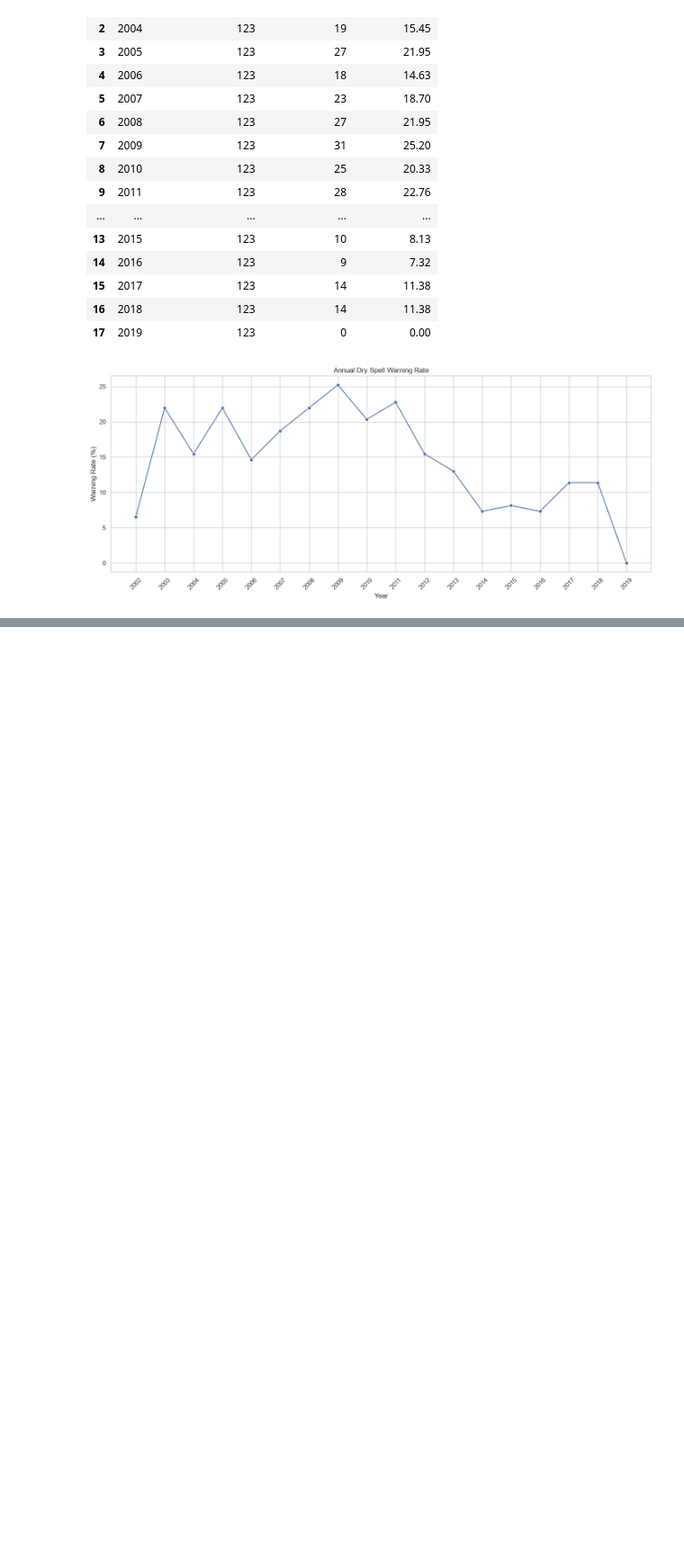
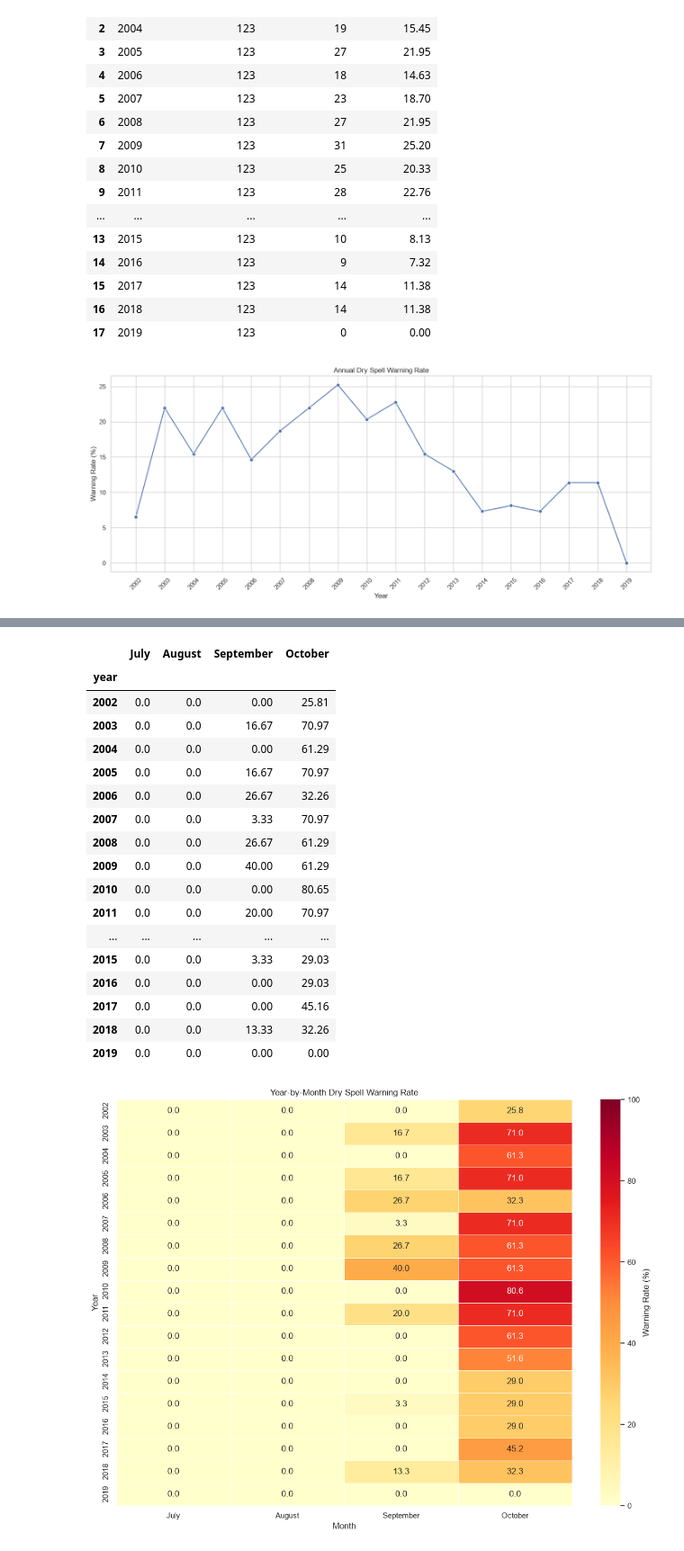
Before and after one commit to MosabOs/Dry-Spell-Prediction-ML, a Jupyter notebook: notebooks/02_exploratory_data_analysis.ipynb, the cells around one changed output, grey strips where cells are left out. Shown at 90% size. Cells and saved outputs as stored; diff of their text form; code cells hidden in the pictures; blank space fills up the shorter version.

```diff
--- a/notebooks/02_exploratory_data_analysis.ipynb
+++ b/notebooks/02_exploratory_data_analysis.ipynb
@@ -572,0 +648,59 @@ plt.show()
+# %%
+# Calculate warning rates for each month across individual years
+year_month_warning = (
+    train_merged
+    .pivot_table(
+        index="year",
+        columns="month",
+        values="dryspell_warn_7d",
+        aggfunc="mean"
+    ) * 100
+)
+
+# Rename month columns
+year_month_warning.columns = [
+    "July", "August", "September", "October"
+]
+
+# Display the year-by-month warning rate matrix
+display(year_month_warning.round(2))
+
+# Visualize monthly warning rates across years
+plt.figure(figsize=(12, 9))
+
+sns.heatmap(
+    year_month_warning,
+    annot=True,
+    fmt=".1f",
+    cmap="YlOrRd",
+    vmin=0,
+    vmax=100,
+    linewidths=0.5,
+    cbar_kws={"label": "Warning Rate (%)"}
+)
+
+plt.title("Year-by-Month Dry Spell Warning Rate")
+plt.xlabel("Month")
+plt.ylabel("Year")
+plt.tight_layout()
+plt.show()
+# %% [output]
+|  | July | August | September | October |
+| year |  |  |  |  |
+| 2002 | 0.0 | 0.0 | 0.00 | 25.81 |
+| 2003 | 0.0 | 0.0 | 16.67 | 70.97 |
+| 2004 | 0.0 | 0.0 | 0.00 | 61.29 |
+| 2005 | 0.0 | 0.0 | 16.67 | 70.97 |
+| 2006 | 0.0 | 0.0 | 26.67 | 32.26 |
+| 2007 | 0.0 | 0.0 | 3.33 | 70.97 |
+| 2008 | 0.0 | 0.0 | 26.67 | 61.29 |
+| 2009 | 0.0 | 0.0 | 40.00 | 61.29 |
+| 2010 | 0.0 | 0.0 | 0.00 | 80.65 |
+| 2011 | 0.0 | 0.0 | 20.00 | 70.97 |
+| ... | ... | ... | ... | ... |
+| 2015 | 0.0 | 0.0 | 3.33 | 29.03 |
+| 2016 | 0.0 | 0.0 | 0.00 | 29.03 |
+| 2017 | 0.0 | 0.0 | 0.00 | 45.16 |
+| 2018 | 0.0 | 0.0 | 13.33 | 32.26 |
+| 2019 | 0.0 | 0.0 | 0.00 | 0.00 |
+[figure, added]
```
Also changed, not shown: parts of 9 cells of this notebook.
